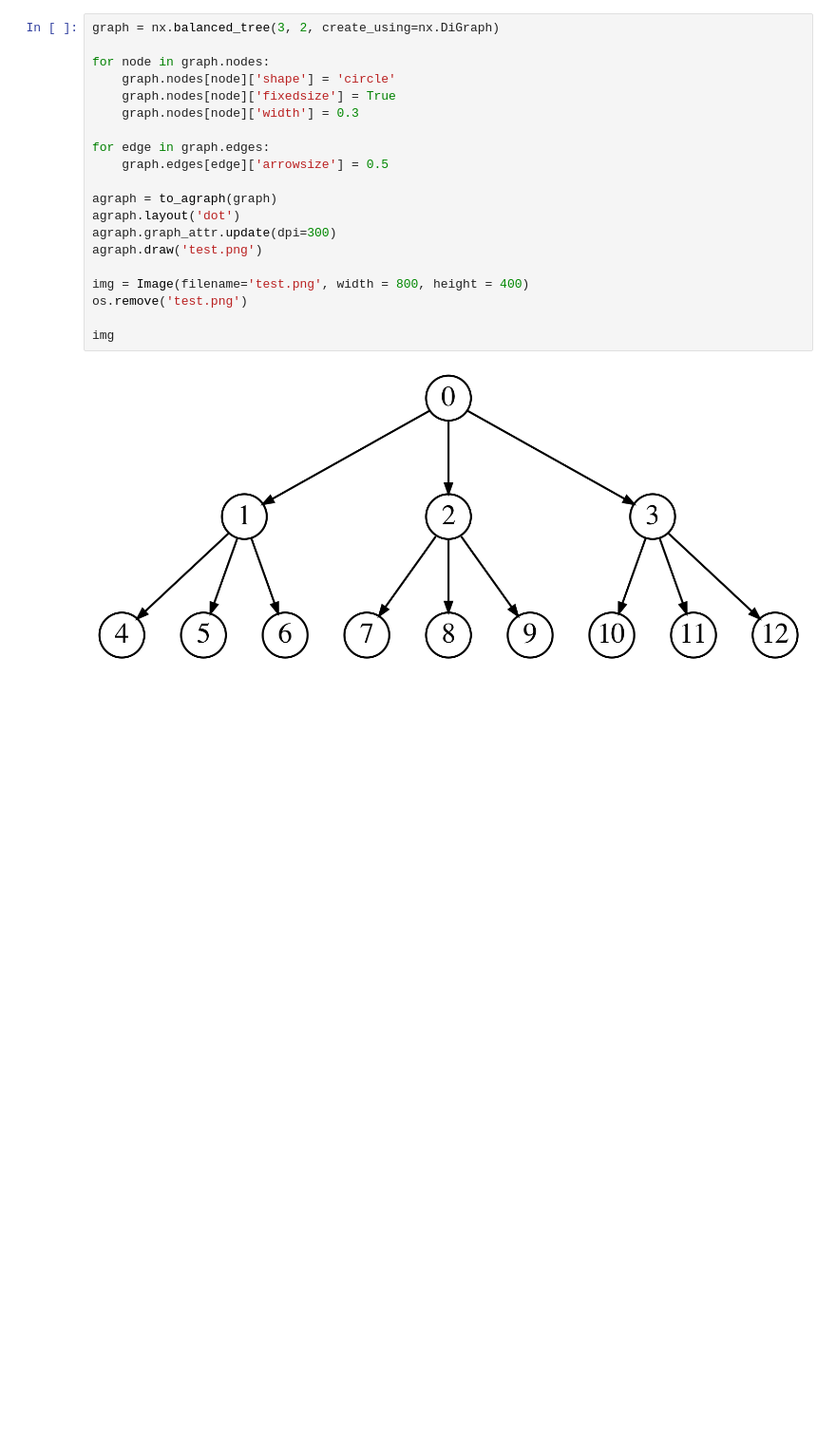
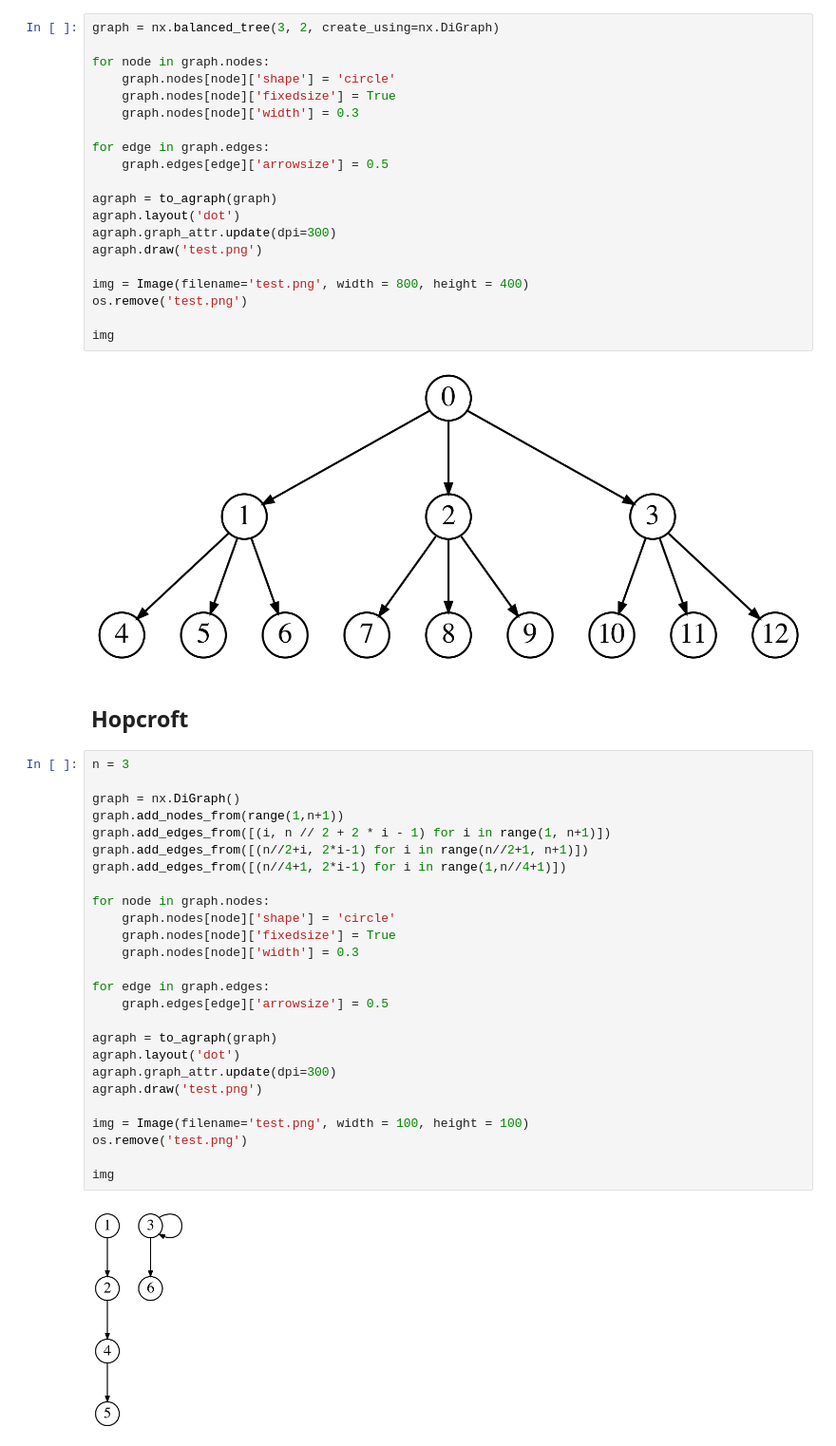
Before and after one commit to fandreuz/bsc-thesis, a Jupyter notebook: Graphs.ipynb, the cells around one changed output. Shown at 95% size. Saved outputs shown, nothing was run; the diff lists cells and outputs as text; blank space fills up the shorter version.

```diff
--- a/Graphs.ipynb
+++ b/Graphs.ipynb
@@ -43,3 +43,33 @@ os.remove('test.png')
 img
 # %% [output]
 [figure]
+# %% [markdown]
+## Hopcroft
+# %%
+n = 3
+
+graph = nx.DiGraph()
+graph.add_nodes_from(range(1,n+1))
+graph.add_edges_from([(i, n // 2 + 2 * i - 1) for i in range(1, n+1)])
+graph.add_edges_from([(n//2+i, 2*i-1) for i in range(n//2+1, n+1)])
+graph.add_edges_from([(n//4+1, 2*i-1) for i in range(1,n//4+1)])
+
+for node in graph.nodes:
+    graph.nodes[node]['shape'] = 'circle'
+    graph.nodes[node]['fixedsize'] = True
+    graph.nodes[node]['width'] = 0.3
+
+for edge in graph.edges:
+    graph.edges[edge]['arrowsize'] = 0.5
+
+agraph = to_agraph(graph)
+agraph.layout('dot')
+agraph.graph_attr.update(dpi=300)
+agraph.draw('test.png')
+
+img = Image(filename='test.png', width = 100, height = 100)
+os.remove('test.png')
+
+img
+# %% [output]
+[figure, added]
```
Also changed, not shown: parts of 1 cell of this notebook, 4 other files.
